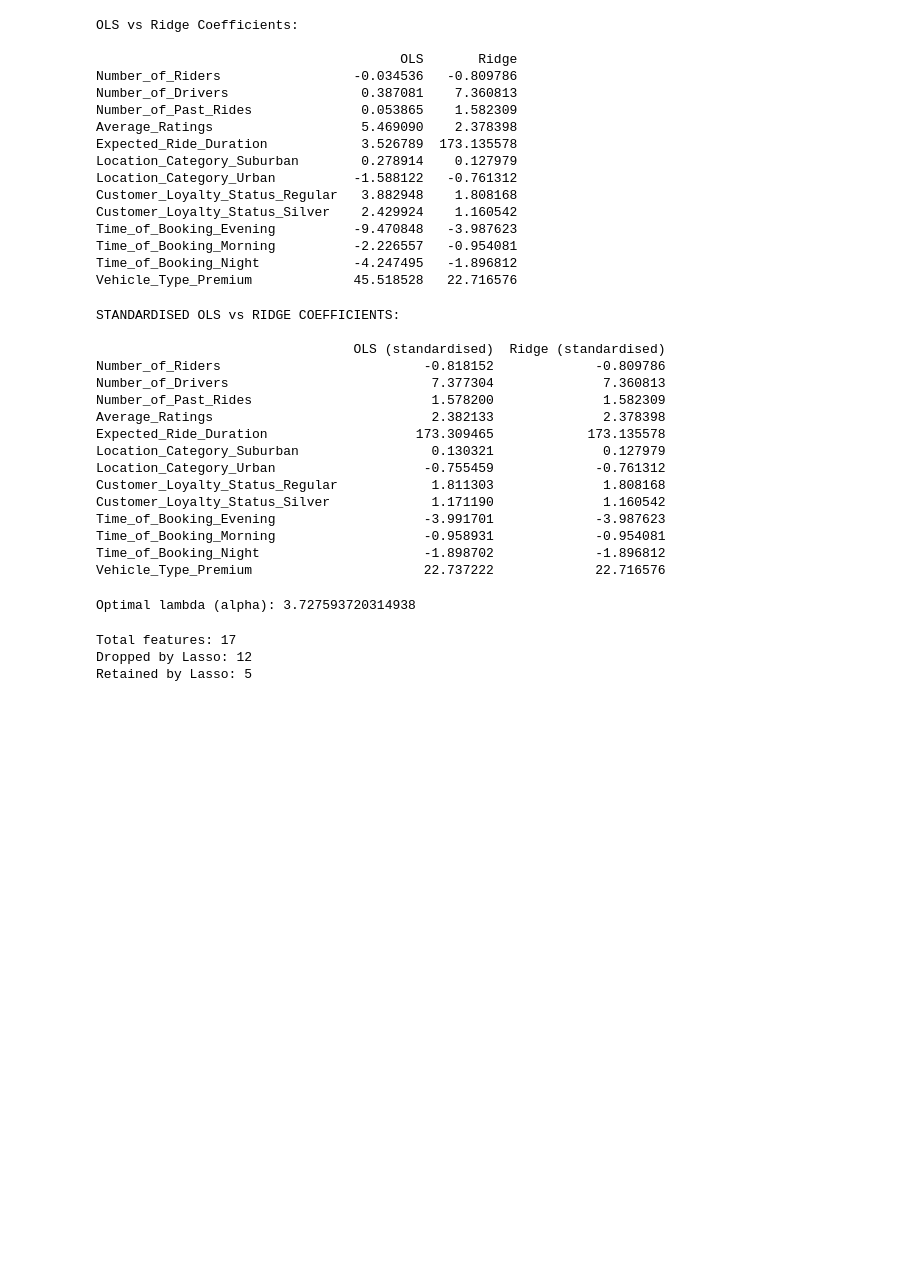
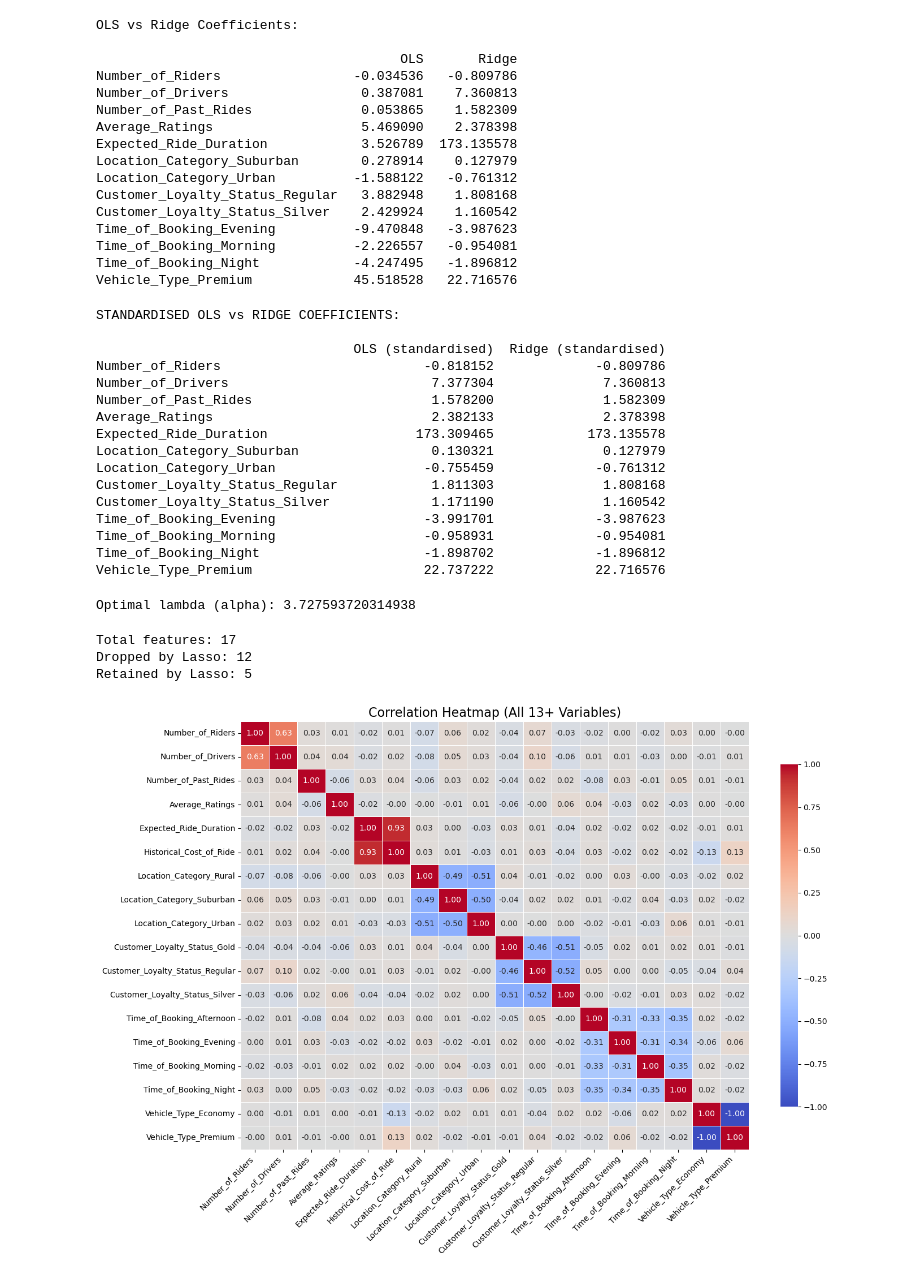
Before and after one commit to ashokaw/Dynamic_pricing, a Jupyter notebook: Interim_diss.ipynb, the cells around one changed output. Cells and saved outputs as stored; diff of their text form; code cells hidden in the pictures; blank space fills up the shorter version.

```diff
--- a/Interim_diss.ipynb
+++ b/Interim_diss.ipynb
@@ -2596,3 +2596,68 @@ print("Retained by Lasso:", num_total - num_dropped)
 Total features: 17
 Dropped by Lasso: 12
 Retained by Lasso: 5
+# %%
+import pandas as pd
+import seaborn as sns
+import matplotlib.pyplot as plt
+import numpy as np
+
+# 1. Load Data
+# (Using the file path structure we established, or creating dummy data if missing)
+try:
+    df = pd.read_csv('dynamic_pricing.csv')
+except FileNotFoundError:
+    # Creating dummy data structure just to show the code works if file is missing
+    df = pd.DataFrame({
+        'Number_of_Riders': np.random.randint(10, 100, 50),
+        'Number_of_Drivers': np.random.randint(10, 100, 50),
+        'Number_of_Past_Rides': np.random.randint(0, 50, 50),
+        'Average_Ratings': np.random.uniform(3.5, 5.0, 50),
+        'Expected_Ride_Duration': np.random.randint(10, 60, 50),
+        'Location_Category': np.random.choice(['Urban', 'Rural'], 50),
+        'Customer_Loyalty_Status': np.random.choice(['Gold', 'Silver'], 50),
+        'Time_of_Booking': np.random.choice(['Night', 'Day'], 50),
+        'Vehicle_Type': np.random.choice(['Premium', 'Economy'], 50),
+        'Historical_Cost_of_Ride': np.random.uniform(100, 500, 50)
+    })
+
+# 2. Preprocessing for Heatmap
+# We need to turn text columns into numbers to see them on a heatmap
+# We use 'pd.get_dummies' which is the Pandas version of OneHotEncoder
+df_encoded = pd.get_dummies(df, columns=[
+    'Location_Category',
+    'Customer_Loyalty_Status',
+    'Time_of_Booking',
+    'Vehicle_Type'
+], drop_first=True)
+# drop_first=True avoids perfect multicollinearity (dummy variable trap)
+# but for a visual heatmap, you might want to see ALL columns.
+# Let's use drop_first=False to see everything as requested.
+df_vis = pd.get_dummies(df, columns=[
+    'Location_Category',
+    'Customer_Loyalty_Status',
+    'Time_of_Booking',
+    'Vehicle_Type'
+], drop_first=False)
+
+# 3. Calculate Correlation Matrix
+# We only correlate the features, so we can drop the target 'Historical_Cost_of_Ride' if we want just input correlation
+# But usually, it's good to see how features correlate with the Target too.
+corr_matrix = df_vis.corr()
+
+# 4. Plot Heatmap
+plt.figure(figsize=(14, 10))
+sns.heatmap(corr_matrix,
+            annot=True,        # Show the numbers
+            fmt=".2f",         # 2 decimal places
+            cmap='coolwarm',   # Red (Hot/Positive) vs Blue (Cold/Negative)
+            center=0,          # White in the middle
+            linewidths=0.5,
+            cbar_kws={"shrink": .8})
+
+plt.title('Correlation Heatmap (All 13+ Variables)', fontsize=16)
+plt.xticks(rotation=45, ha='right')
+plt.tight_layout()
+plt.show()
+# %% [output]
+[figure, added]
```
